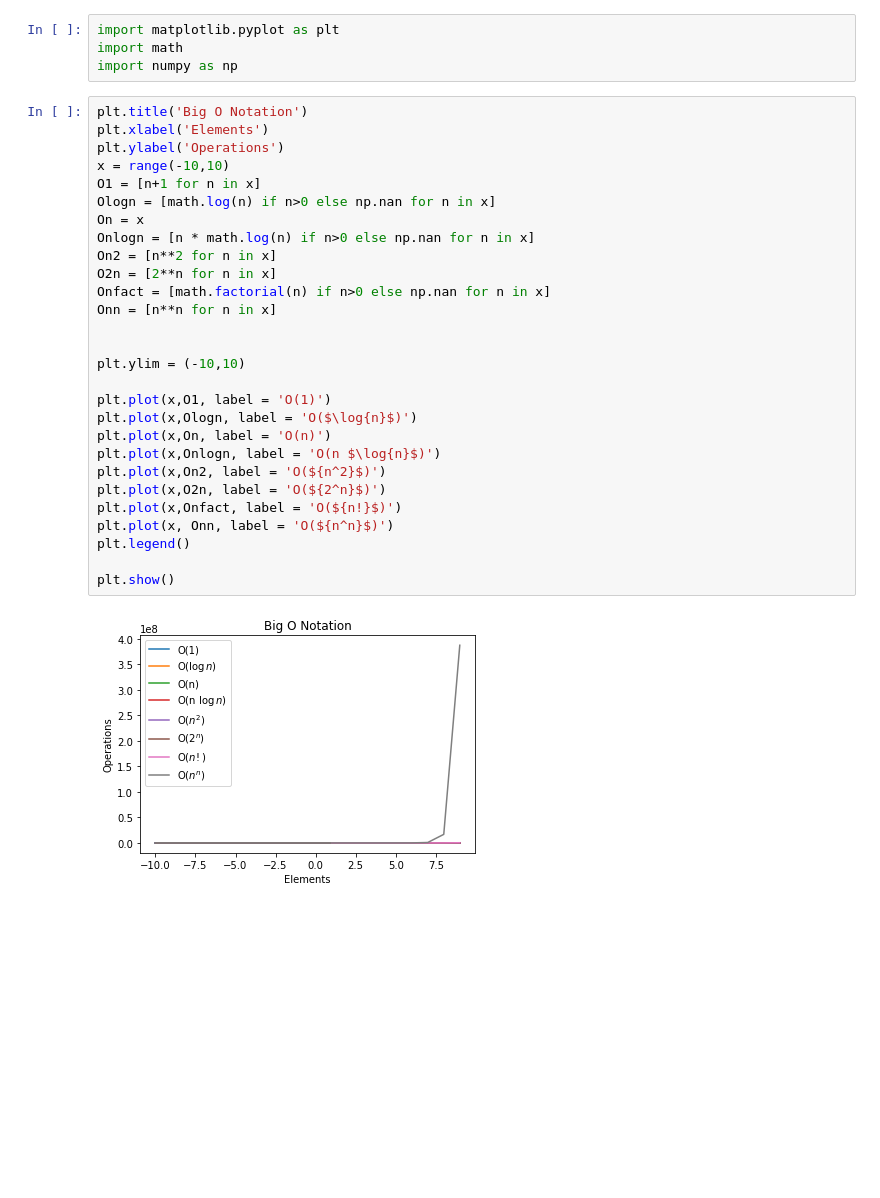
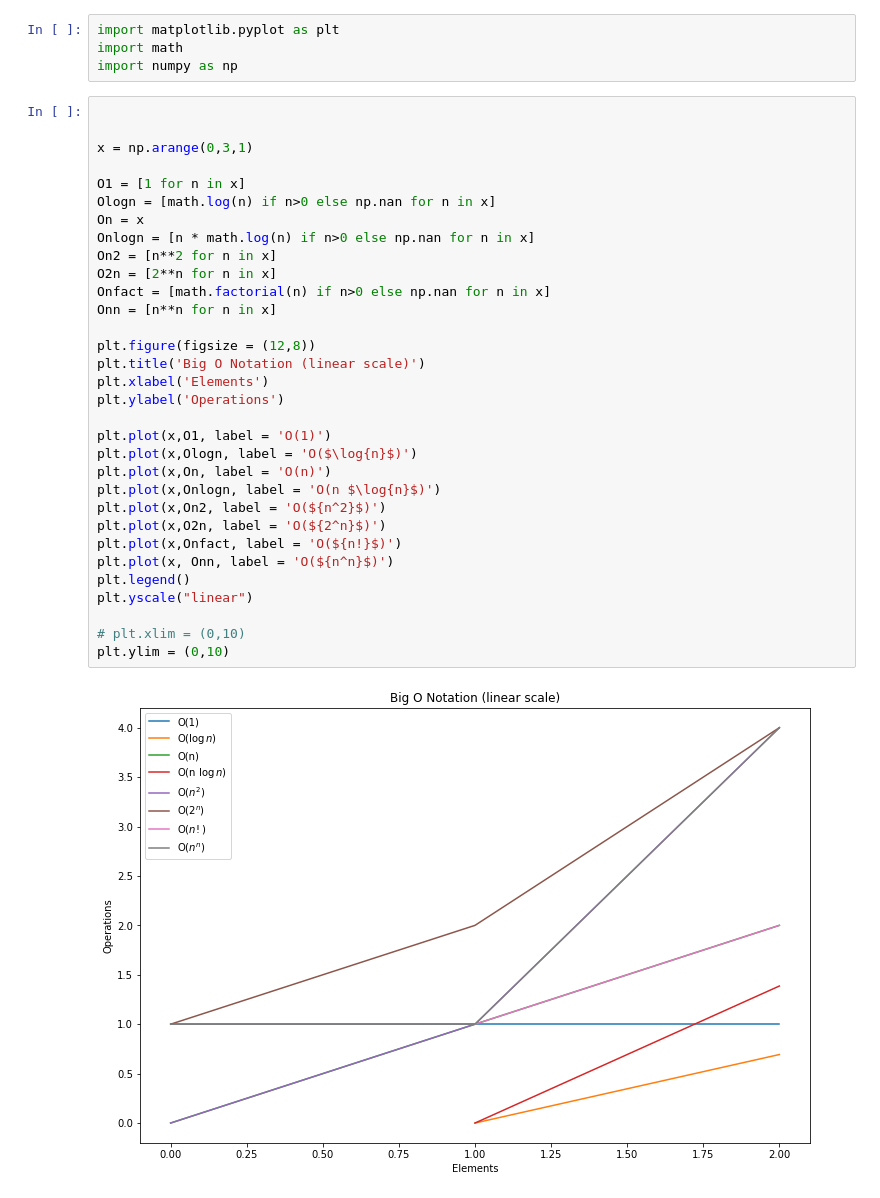
Before and after one commit to jesse-d-marder/numpy-pandas-visualization-exercises, a Jupyter notebook: big_o_notation.ipynb, the cells around one changed output. Cells and saved outputs as stored; diff of their text form; blank space fills up the shorter version.

```diff
--- a/big_o_notation.ipynb
+++ b/big_o_notation.ipynb
@@ -2,33 +4,37 @@
 import matplotlib.pyplot as plt
 import math
 import numpy as np
-# %%
-plt.title('Big O Notation')
-plt.xlabel('Elements')
-plt.ylabel('Operations')
-x = range(-10,10)
-O1 = [n+1 for n in x]
-Ologn = [math.log(n) if n>0 else np.nan for n in x]
-On = x
-Onlogn = [n * math.log(n) if n>0 else np.nan for n in x]
-On2 = [n**2 for n in x]
-O2n = [2**n for n in x]
-Onfact = [math.factorial(n) if n>0 else np.nan for n in x]
-Onn = [n**n for n in x]
-
-
-plt.ylim = (-10,10)
-
-plt.plot(x,O1, label = 'O(1)')
-plt.plot(x,Ologn, label = 'O($\log{n}$)')
-plt.plot(x,On, label = 'O(n)')
-plt.plot(x,Onlogn, label = 'O(n $\log{n}$)')
-plt.plot(x,On2, label = 'O(${n^2}$)')
-plt.plot(x,O2n, label = 'O(${2^n}$)')
-plt.plot(x,Onfact, label = 'O(${n!}$)')
-plt.plot(x, Onn, label = 'O(${n^n}$)')
-plt.legend()
-
-plt.show()
-# %% [output]
-[figure, removed]
+# %%
+
+
+x = np.arange(0,3,1)
+
+O1 = [1 for n in x]
+Ologn = [math.log(n) if n>0 else np.nan for n in x]
+On = x
+Onlogn = [n * math.log(n) if n>0 else np.nan for n in x]
+On2 = [n**2 for n in x]
+O2n = [2**n for n in x]
+Onfact = [math.factorial(n) if n>0 else np.nan for n in x]
+Onn = [n**n for n in x]
+
+plt.figure(figsize = (12,8))
+plt.title('Big O Notation (linear scale)')
+plt.xlabel('Elements')
+plt.ylabel('Operations')
+
+plt.plot(x,O1, label = 'O(1)')
+plt.plot(x,Ologn, label = 'O($\log{n}$)')
+plt.plot(x,On, label = 'O(n)')
+plt.plot(x,Onlogn, label = 'O(n $\log{n}$)')
+plt.plot(x,On2, label = 'O(${n^2}$)')
+plt.plot(x,O2n, label = 'O(${2^n}$)')
+plt.plot(x,Onfact, label = 'O(${n!}$)')
+plt.plot(x, Onn, label = 'O(${n^n}$)')
+plt.legend()
+plt.yscale("linear")
+
+# plt.xlim = (0,10)
+plt.ylim = (0,10)
+# %% [output]
+[figure, added]
```
Also changed, not shown: parts of 5 cells of this notebook, 1 other file.
